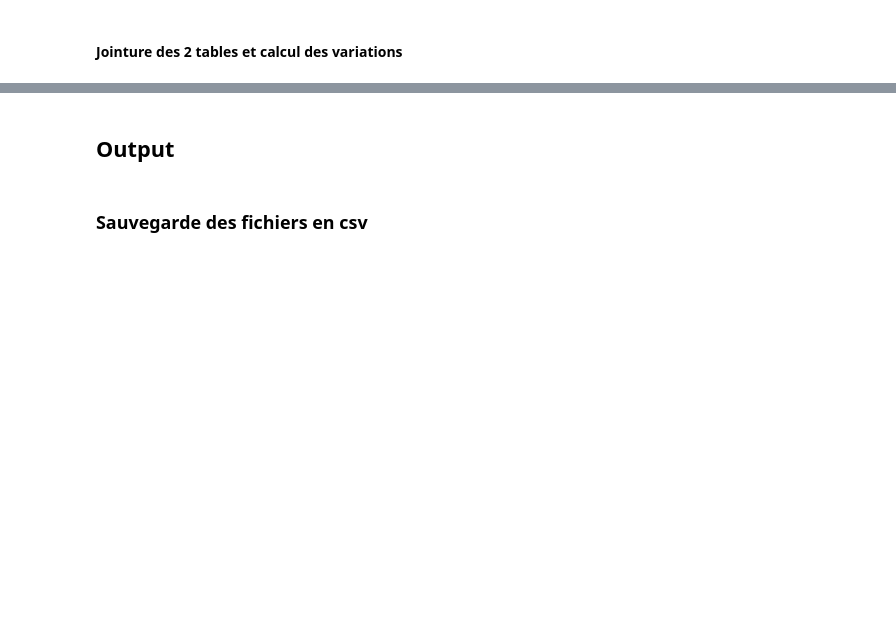
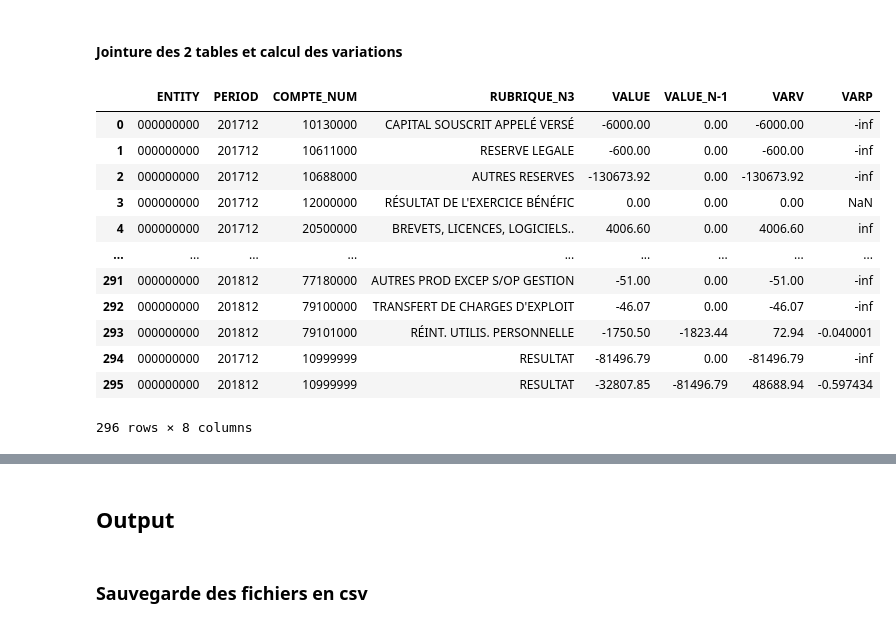
Before and after one commit to jupyter-naas/FEC-engine, a Jupyter notebook: models/FEC_Enrichissement_du_modèle_de_données.ipynb, the cells around one changed output, grey strips where cells are left out. Saved outputs shown, nothing was run; the diff lists cells and outputs as text; code cells hidden in the pictures; blank space fills up the shorter version.

```diff
--- a/models/FEC_Enrichissement_du_modèle_de_données.ipynb
+++ b/models/FEC_Enrichissement_du_modèle_de_données.ipynb
@@ -90,17 +119,32 @@ db_comp.head(5)
 # %%
 # Jointure entre les 2 tables
 join_on = ["ENTITY", "PERIOD_COMP", "COMPTE_NUM", "RUBRIQUE_N3"]
-db_var = (
-    pd.merge(db_var, db_comp, how="left", on=join_on)
-    .drop("PERIOD_COMP", axis=1)
-    .fillna(0)
-)
+db_value = pd.merge(
+    db_var,
+    db_comp,
+    how="left",
+    on=join_on
+).reset_index(drop=True).drop("PERIOD_COMP", axis=1).fillna(0)
 
 # Création colonne Var V
-db_var["VARV"] = db_var["VALUE"] - db_var["VALUE_N-1"]
+db_value["VARV"] = db_value["VALUE"] - db_value["VALUE_N-1"]
 
 # Création colonne Var P (%)
-db_var["VARP"] = db_var["VARV"] / db_var["VALUE_N-1"]
+db_value["VARP"] = db_value["VARV"] / db_value["VALUE_N-1"]
 
-db_var
+db_value
+# %% [output]
+|  | ENTITY | PERIOD | COMPTE_NUM | RUBRIQUE_N3 | VALUE | VALUE_N-1 | VARV | VARP |
+| 0 | 000000000 | 201712 | 10130000 | CAPITAL SOUSCRIT APPELÉ VERSÉ | -6000.00 | 0.00 | -6000.00 | -inf |
+| 1 | 000000000 | 201712 | 10611000 | RESERVE LEGALE | -600.00 | 0.00 | -600.00 | -inf |
+| 2 | 000000000 | 201712 | 10688000 | AUTRES RESERVES | -130673.92 | 0.00 | -130673.92 | -inf |
+| 3 | 000000000 | 201712 | 12000000 | RÉSULTAT DE L'EXERCICE BÉNÉFIC | 0.00 | 0.00 | 0.00 | NaN |
+| 4 | 000000000 | 201712 | 20500000 | BREVETS, LICENCES, LOGICIELS.. | 4006.60 | 0.00 | 4006.60 | inf |
+| ... | ... | ... | ... | ... | ... | ... | ... | ... |
+| 291 | 000000000 | 201812 | 77180000 | AUTRES PROD EXCEP S/OP GESTION | -51.00 | 0.00 | -51.00 | -inf |
+| 292 | 000000000 | 201812 | 79100000 | TRANSFERT DE CHARGES D'EXPLOIT | -46.07 | 0.00 | -46.07 | -inf |
+| 293 | 000000000 | 201812 | 79101000 | RÉINT. UTILIS. PERSONNELLE | -1750.50 | -1823.44 | 72.94 | -0.040001 |
+| 294 | 000000000 | 201712 | 10999999 | RESULTAT | -81496.79 | 0.00 | -81496.79 | -inf |
+| 295 | 000000000 | 201812 | 10999999 | RESULTAT | -32807.85 | -81496.79 | 48688.94 | -0.597434 |
+296 rows × 8 columns
 # %%
```
Also changed, not shown: parts of 6 cells of this notebook.
